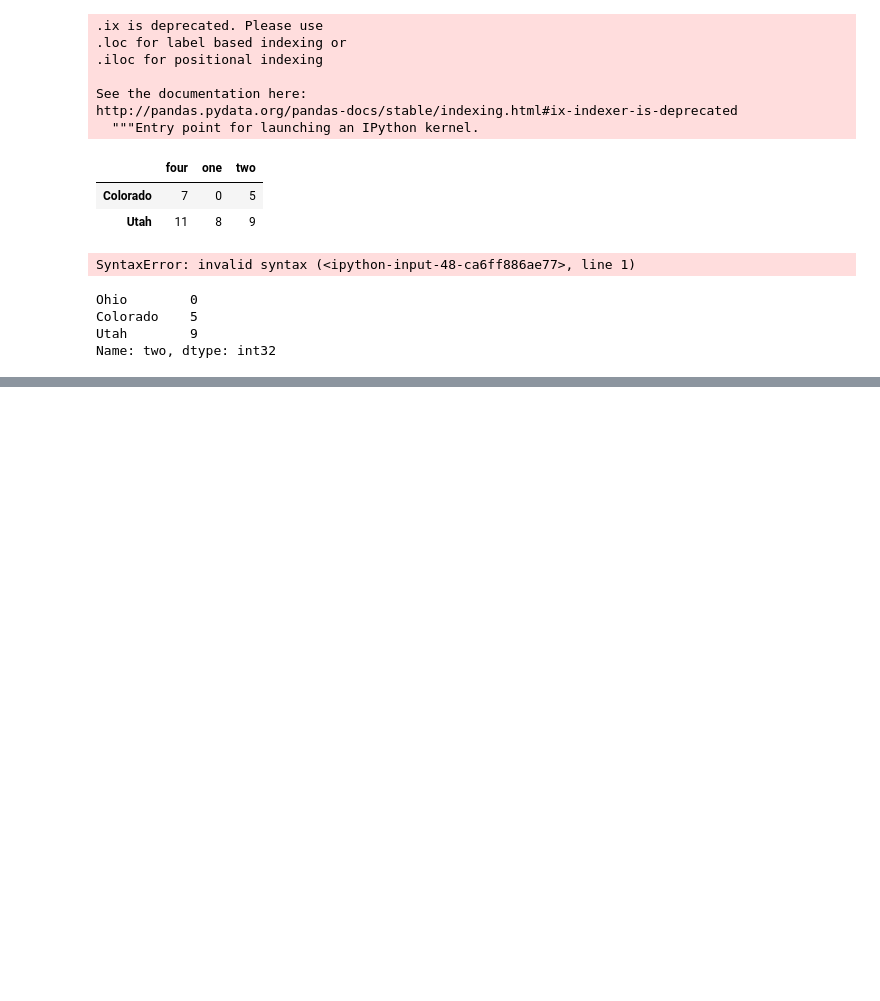
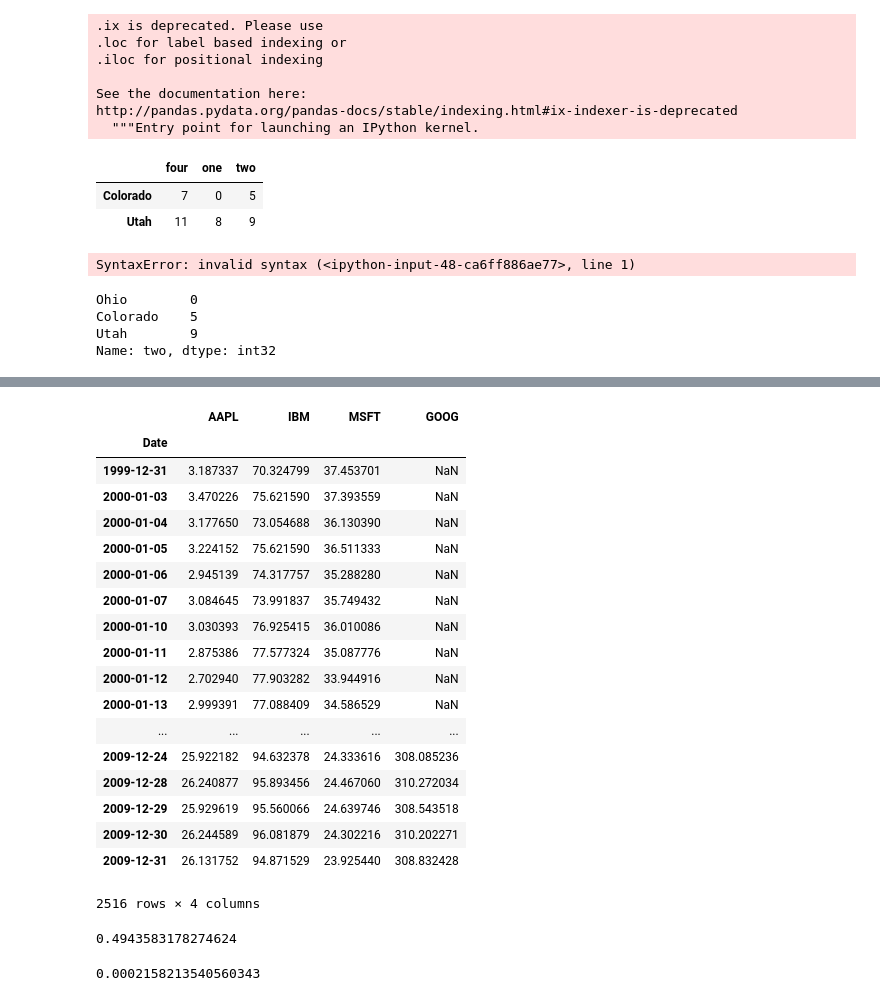
Before and after one commit to eruerua/python_Data, a Jupyter notebook: data.ipynb, the cells around one changed output, grey strips where cells are left out. Drawn from its saved outputs; the diff is of its cells as text; code cells hidden in the pictures; blank space fills up the shorter version.

```diff
--- a/data.ipynb
+++ b/data.ipynb
@@ -1104,0 +1500,8 @@ Name: two, dtype: int32
+# %%
+all_data = {}
+for ticker in ['AAPL', 'IBM', 'MSFT', 'GOOG']:
+    all_data[ticker] = web.get_data_yahoo(ticker, '1/1/2000', '1/1/2010')
+price = DataFrame({tic:data['Adj Close']
+                  for tic, data in all_data.items()})
+volume = DataFrame({tic: data['Volume']
+                   for tic, data in all_data.items()})
@@ -1104,0 +1520,30 @@ Name: two, dtype: int32
+# %%
+price
+# %% [output]
+|  | AAPL | IBM | MSFT | GOOG |
+| Date |  |  |  |  |
+| 1999-12-31 | 3.187337 | 70.324799 | 37.453701 | NaN |
+| 2000-01-03 | 3.470226 | 75.621590 | 37.393559 | NaN |
+| 2000-01-04 | 3.177650 | 73.054688 | 36.130390 | NaN |
+| 2000-01-05 | 3.224152 | 75.621590 | 36.511333 | NaN |
+| 2000-01-06 | 2.945139 | 74.317757 | 35.288280 | NaN |
+| 2000-01-07 | 3.084645 | 73.991837 | 35.749432 | NaN |
+| 2000-01-10 | 3.030393 | 76.925415 | 36.010086 | NaN |
+| 2000-01-11 | 2.875386 | 77.577324 | 35.087776 | NaN |
+| 2000-01-12 | 2.702940 | 77.903282 | 33.944916 | NaN |
+| 2000-01-13 | 2.999391 | 77.088409 | 34.586529 | NaN |
+| ... | ... | ... | ... | ... |
+| 2009-12-24 | 25.922182 | 94.632378 | 24.333616 | 308.085236 |
+| 2009-12-28 | 26.240877 | 95.893456 | 24.467060 | 310.272034 |
+| 2009-12-29 | 25.929619 | 95.560066 | 24.639746 | 308.543518 |
+| 2009-12-30 | 26.244589 | 96.081879 | 24.302216 | 310.202271 |
+| 2009-12-31 | 26.131752 | 94.871529 | 23.925440 | 308.832428 |
+2516 rows × 4 columns
+# %%
+returns.MSFT.corr(returns.IBM)
+# %% [output]
+0.4943583178274624
+# %%
+returns.MSFT.cov(returns.IBM)
+# %% [output]
+0.0002158213540560343
```
Also changed, not shown: parts of 115 cells of this notebook.
